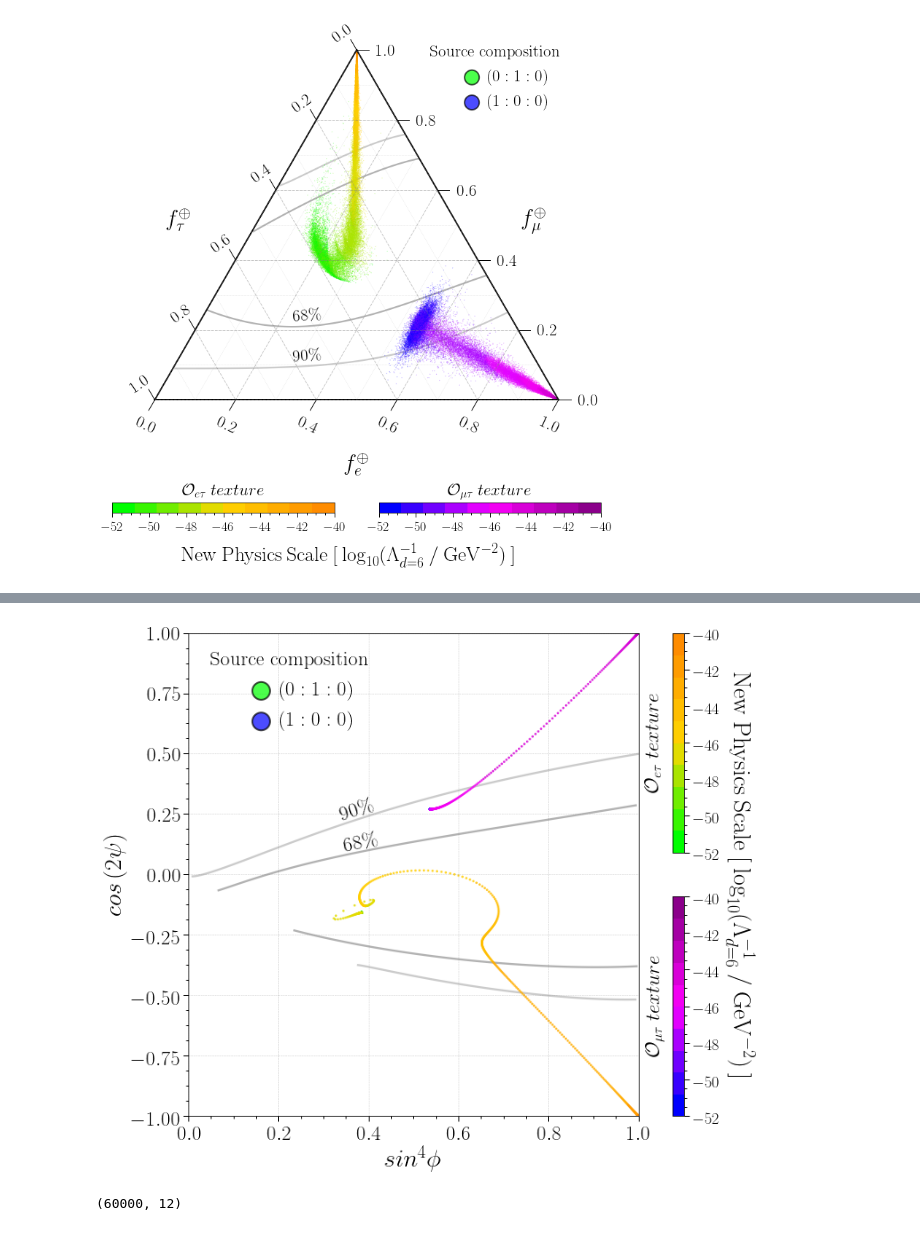
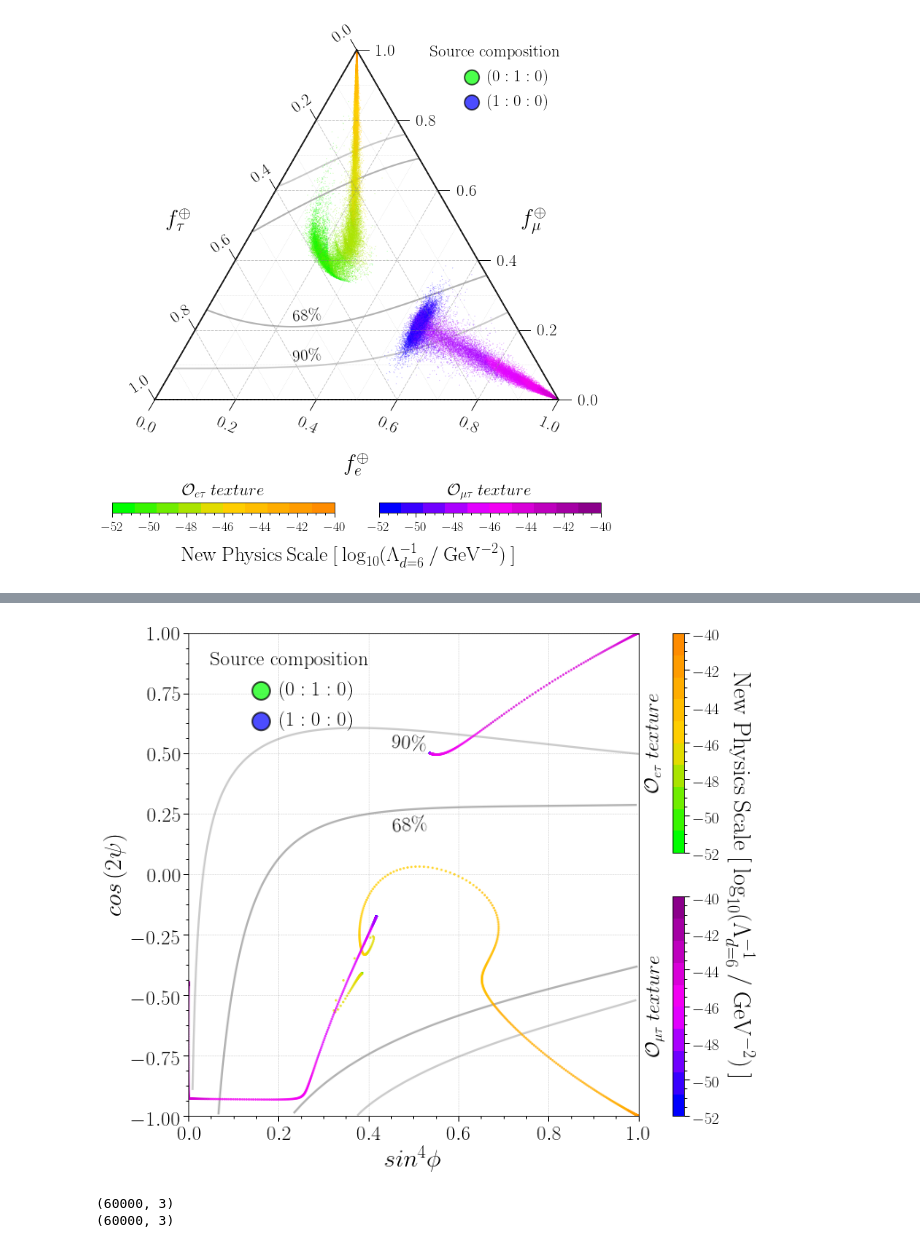
Before and after one commit to ShiveshM/GolemFlavor, a Jupyter notebook: plot_llh/trajectory.ipynb, the cells around one changed output, grey strips where cells are left out. Cells and saved outputs as stored; diff of their text form; code cells hidden in the pictures.

```diff
--- a/plot_llh/trajectory.ipynb
+++ b/plot_llh/trajectory.ipynb
@@ -32,4 +32,14 @@ print s, r'-> [{0:6.3f} {1:6.3f} {2:6.3f}]'.format(*m), r'= [{0:6.3f} {1:6.3f}]'
 s = [1, 2, 0]
 m = fr_utils.u_to_fr(s, np.array(fr_utils.NUFIT_U, dtype=np.complex128))
 print s, r'-> [{0:6.3f} {1:6.3f} {2:6.3f}]'.format(*m), r'= [{0:6.3f} {1:6.3f}]'.format(*fr_utils.fr_to_angles(m))
+s = [0, 0, 1]
+m = fr_utils.u_to_fr(s, np.array(fr_utils.NUFIT_U, dtype=np.complex128))
+print s, r'-> [{0:6.3f} {1:6.3f} {2:6.3f}]'.format(*m), r'= [{0:6.3f} {1:6.3f}]'.format(*fr_utils.fr_to_angles(m))
+m = [0.26, 0.418, 0.322]
+print r'-> [{0:6.3f} {1:6.3f} {2:6.3f}]'.format(*m), r'= [{0:6.3f} {1:6.3f}]'.format(*fr_utils.fr_to_angles(m))
+print map(float, fr_utils.angles_to_fr(fr_utils.fr_to_angles(m)))
+m = [0.533, 0.230, 0.237]
+print r'-> [{0:6.3f} {1:6.3f} {2:6.3f}]'.format(*m), r'= [{0:6.3f} {1:6.3f}]'.format(*fr_utils.fr_to_angles(m))
+m = [0.206, 0.434, 0.361]
+print r'-> [{0:6.3f} {1:6.3f} {2:6.3f}]'.format(*m), r'= [{0:6.3f} {1:6.3f}]'.format(*fr_utils.fr_to_angles(m))
 # %% [output]
@@ -120,6 +155,8 @@ print 'max_scale', max_scale
 min_scale -52.0
 max_scale -40.0
 # %%
+fontsize = 23
+
 def alp(x):
     y = list(x)
     y[-1] = 0.7
@@ -131,6 +168,9 @@ cmap_g = mpl.colors.LinearSegmentedColormap.from_list("", ["lime", "gold", "dark
 cmap_b = mpl.colors.LinearSegmentedColormap.from_list("", ["blue", "fuchsia", "darkmagenta"])
 cmap_010 = cmap_discretize(cmap_g, 10)
 cmap_100 = cmap_discretize(cmap_b, 10)
+cmap_001 = cmap_discretize(cmap_b, 10)
+
+norm = mpl.colors.Normalize(vmin=min_scale, vmax=max_scale)
 
 color_010 = map(alp, map(cmap_010, map(norm, T13_010[:,-1])))
 color_100 = map(alp, map(cmap_100, map(norm, T23_100[:,-1])))
@@ -337,9 +374,20 @@ for x in sc:
     u = fr_utils.params_to_BSMu(x, fix_mixing=MixingScenario.T23, dim=6, energy=energy)
     frs_100.append(fr_utils.u_to_fr(s, np.array(u, dtype=np.complex128)))
 frs_100 = np.vstack(frs_100)
+
+s = [0, 0, 1]
+frs_001 = []
+for x in sc:
+    u = fr_utils.params_to_BSMu(x, fix_mixing=MixingScenario.T12, dim=6, energy=energy)
+    frs_001.append(fr_utils.u_to_fr(s, np.array(u, dtype=np.complex128)))
+frs_001 = np.vstack(frs_001)
 # %%
 frs_010_an = np.array(map(fr_utils.fr_to_angles, frs_010))
 frs_100_an = np.array(map(fr_utils.fr_to_angles, frs_100))
+frs_001_an = np.array(map(fr_utils.fr_to_angles, frs_001))
+
+norm = mpl.colors.Normalize(vmin=-52, vmax=-40)
 
 color_fe_010 = map(alp, map(cmap_010, map(norm, sc)))
 color_fe_100 = map(alp, map(cmap_100, map(norm, sc)))
+color_fe_001 = map(alp, map(cmap_001, map(norm, sc)))
@@ -374,6 +443,7 @@ ax.plot(contour_90_lower_an[:,0], contour_90_lower_an[:,1], linewidth=2.3, color
 # Plot
 ax.scatter(frs_010_an[:,0], frs_010_an[:,1], marker='o', s=3, color=color_fe_010)
 ax.scatter(frs_100_an[:,0], frs_100_an[:,1], marker='o', s=3, color=color_fe_100)
+ax.scatter(frs_001_an[:,0], frs_001_an[:,1], marker='o', s=3, color=color_fe_001)
 
 # Legend
 l_size = fontsize
@@ -388,39 +458,44 @@ legend_elements.append(
 )
 legend = plt.legend(handles=legend_elements, loc=(0.03, 0.78),
                     title='Source composition',
                     fontsize=l_size,
                     handler_map={Circle: HandlerCircle()})
 plt.setp(legend.get_title(), fontsize=l_size)
 legend.get_frame().set_linestyle('-')
 
 # Colorbar
 gs00 = gridspec.GridSpecFromSubplotSpec(2, 1, subplot_spec=gs[1])
 ax0 = fig.add_subplot(gs00[0])
 cb = mpl.colorbar.ColorbarBase(ax0, cmap=cmap_010, norm=norm)
 cb.ax.tick_params(labelsize=fontsize-5)
 ax0.text(-1.5, 0.5, r'$\mathcal{O}_{e\tau}\:texture$', fontsize=fontsize,
          rotation=90, verticalalignment='center', horizontalalignment='center')
 
 
 ax1 = fig.add_subplot(gs00[1])
 cb = mpl.colorbar.ColorbarBase(ax1, cmap=cmap_100, norm=norm)
 cb.ax.tick_params(labelsize=fontsize-5)
 ax1.text(-1.5, 0.5, r'$\mathcal{O}_{\mu\tau}\:texture$', fontsize=fontsize,
          rotation=90, verticalalignment='center', horizontalalignment='center')
 
 fig.text(0.98, 0.5, r'${\rm New\:Physics\:Scale}\:[\:{\rm log}_{10} (\Lambda^{-1}_{d=6}\:/\:{\rm GeV}^{-2})\: ]$',
          fontsize=fontsize+5, horizontalalignment='center', verticalalignment='center', rotation=-90)
 
 # Text
-ax.text(0.34, 0.12, r'$68\%$', fontsize=fontsize, rotation=12)
-ax.text(0.33, 0.26, r'$90\%$', fontsize=fontsize, rotation=18)
+ax.text(0.45, 0.185, r'$68\%$', fontsize=fontsize, rotation=5)
+ax.text(0.45, 0.52, r'$90\%$', fontsize=fontsize, rotation=-4)
 
 fig.savefig('./plots/fr_an_fe_trajectory.png', bbox_inches='tight', dpi=150)
 # %% [output]
-[figure, old version]
+[figure, new version]
 # %%
+MCMC_010_sc = np.load('./chains/mcmc_chain_DIM6_sfr_0_1_0_mfr_1_1_1_MixingScenario.T13.npy')[:,-1]
+MCMC_010_frs = np.load('./chains/mcmc_chain_DIM6_sfr_0_1_0_mfr_1_1_1_MixingScenario.T13_proc.npy')
+print MCMC_010_frs.shape
+
 MCMC_100_sc = np.load('./chains/mcmc_chain_DIM6_sfr_1_0_0_mfr_1_1_1_MixingScenario.T23.npy')[:,-1]
-MCMC_100_frs = np.load('./chains/mcmc_chain_DIM6_sfr_1_0_0_mfr_1_1_1_MixingScenario.T23_')
-print MCMC_100.shape
+MCMC_100_frs = np.load('./chains/mcmc_chain_DIM6_sfr_1_0_0_mfr_1_1_1_MixingScenario.T23_proc.npy')
+print MCMC_100_frs.shape
 # %% [output]
-(60000, 12)
+(60000, 3)
+(60000, 3)
```
Also changed, not shown: parts of 8 cells of this notebook, 9 other files.
